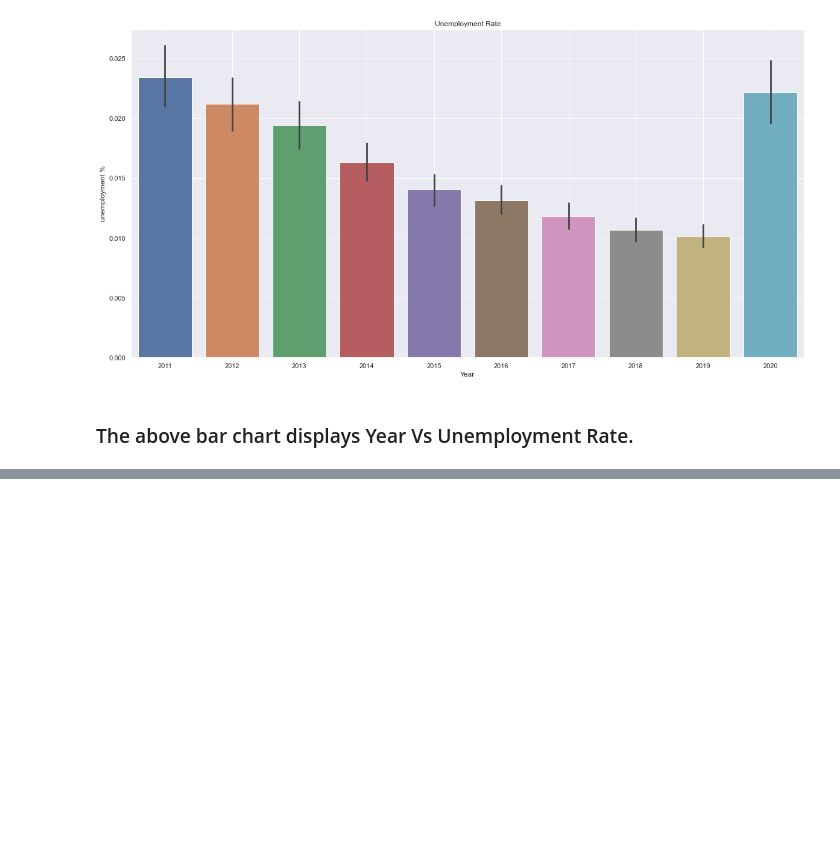
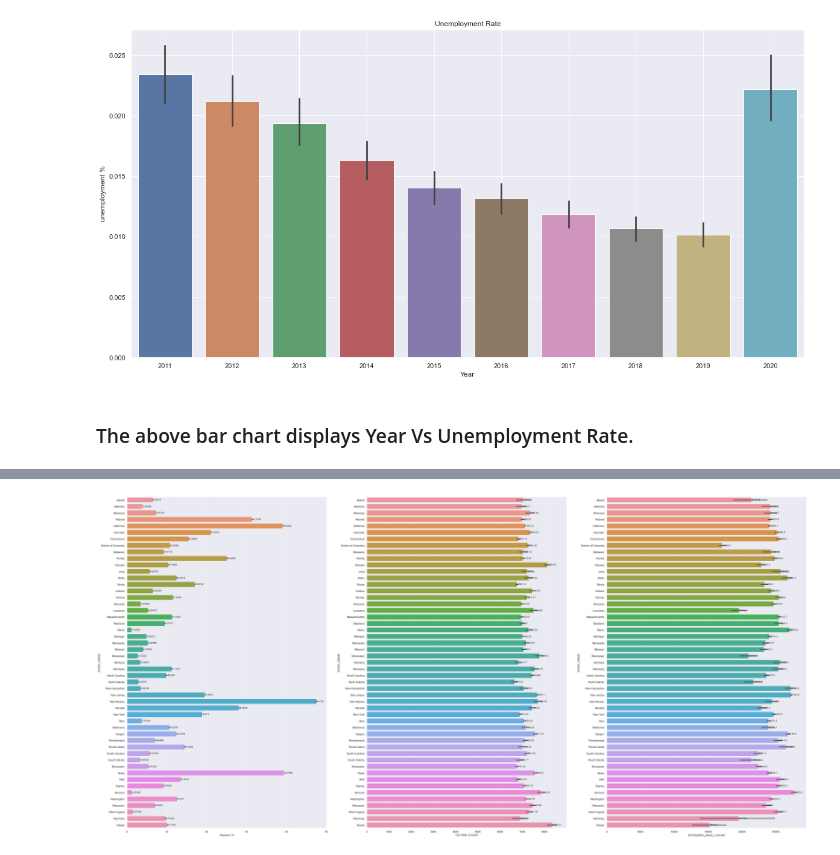
Before and after one commit to riteshrajput/2021Fall_finals, a Jupyter notebook: project.ipynb, the cells around one changed output, grey strips where cells are left out. Cells and saved outputs as stored; diff of their text form; code cells hidden in the pictures; blank space fills up the shorter version.

```diff
--- a/project.ipynb
+++ b/project.ipynb
@@ -129,0 +142,4 @@ hatecrime_population = hatecrime_df.merge(population_df,
+# %%
+hatecrime_population_hispanic_plot = vis.visualize_hatecrime_population(hatecrime_population, 'hispanic')
+# %% [output]
+[figure, added]
```
Also changed, not shown: parts of 4 cells of this notebook, 1 other file.
